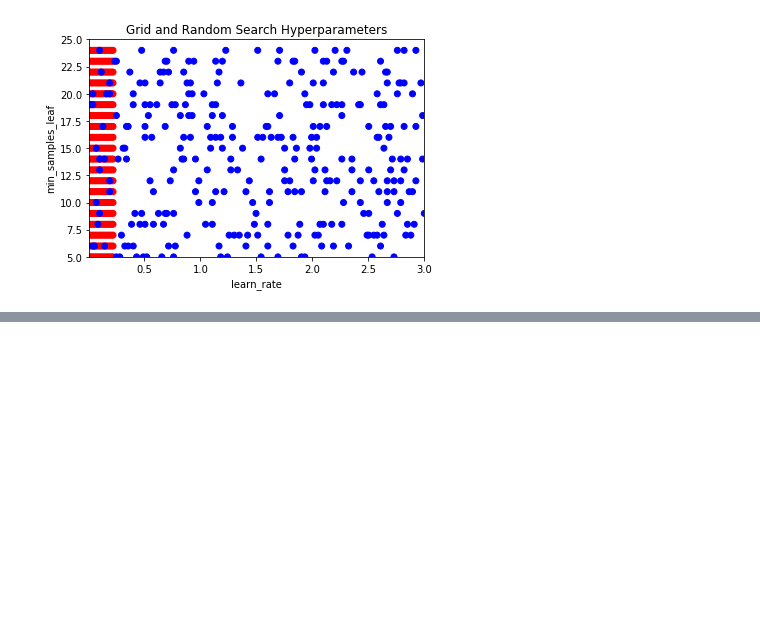
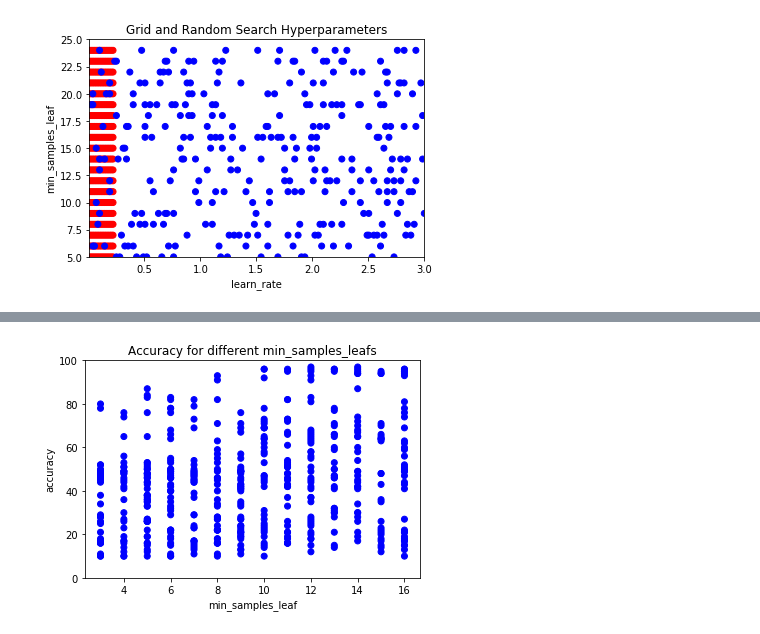
Before and after one commit to yeisonmontoya1815/Course-Machine-Learning-Python, a Jupyter notebook: 14. Hyperparameter Tuning in Python/14. Hyperparameter Tuning in Python.ipynb, the cells around one changed output, grey strips where cells are left out. Cells and saved outputs as stored; diff of their text form; code cells hidden in the pictures; blank space fills up the shorter version.

```diff
--- a/14. Hyperparameter Tuning in Python/14. Hyperparameter Tuning in Python.ipynb
+++ b/14. Hyperparameter Tuning in Python/14. Hyperparameter Tuning in Python.ipynb
@@ -880,0 +955,4 @@ visualize_search(grid_combinations_chosen, random_combinations_chosen)
+# %%
+visualize_hyperparameter('min_samples_leaf')
+# %% [output]
+[figure, added]
```
Also changed, not shown: parts of 35 cells of this notebook.
